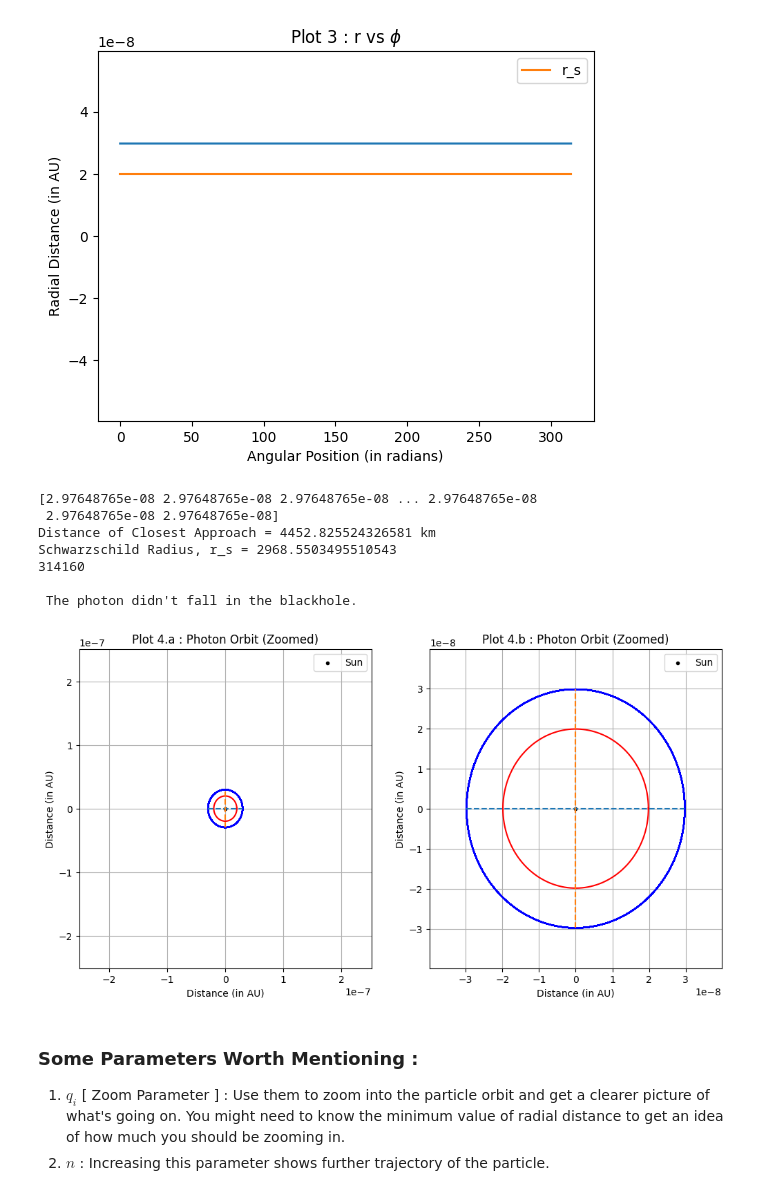
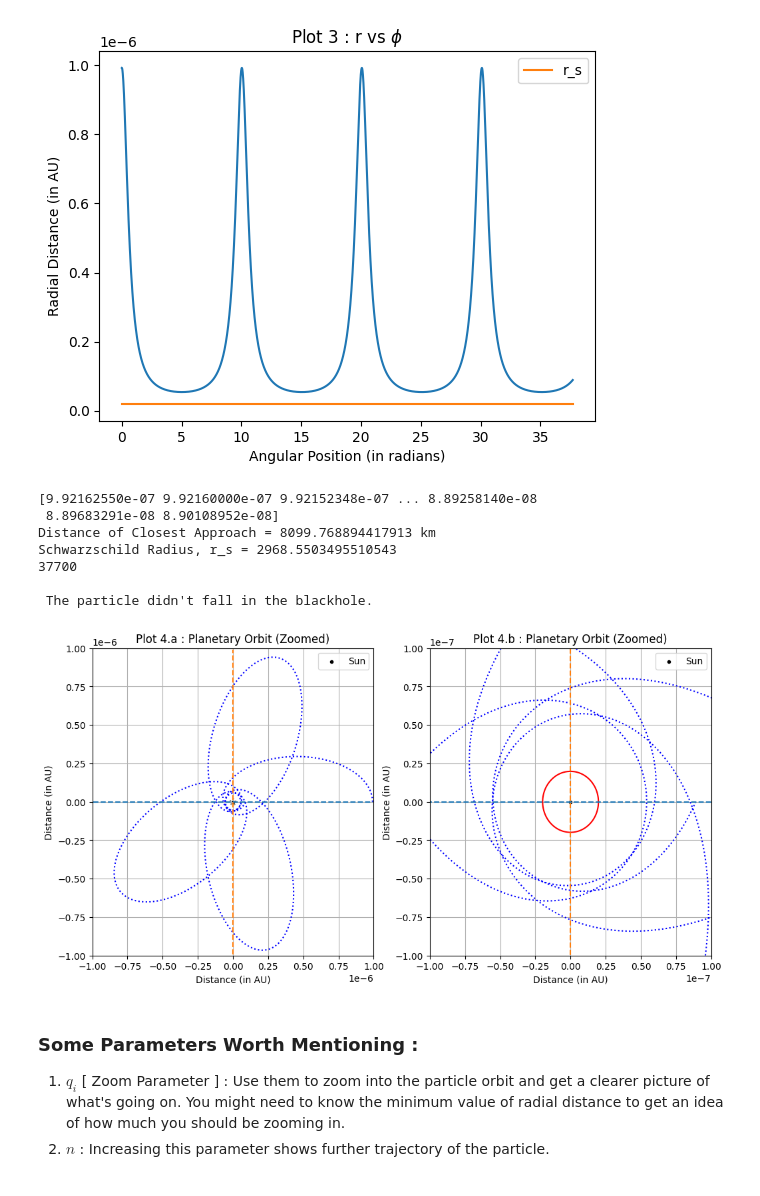
Before and after one commit to arndasgupta72/eventhorizon, a Jupyter notebook: Result_2.ipynb, the cells around one changed output. Drawn from its saved outputs; the diff is of its cells as text; code cells hidden in the pictures.

```diff
--- a/Result_2.ipynb
+++ b/Result_2.ipynb
@@ -51,7 +49,7 @@ e_earth = 0.017                     # eccentricity of earth's orbit (in Newtonia
 def ddx(x,y):
     u = y[0]
     v = y[1]
-    return np.array([v,3*G*M*u**2/c**2-u])
+    return np.array([v,G*M/L**2+3*G*M*u**2/c**2-u])
 # %%
 # Defining RK4 method
 
@@ -89,7 +100,13 @@ h = 0.001
 # %%
 # Getting a solution
 
-n = 50                                       # Number of full circles
+n = 6                                       # Number of full circles
+
+# n_max = 5.02324831                         # Maximum value of 'n' (upto 8 decimals) for which the program doesn't show errors
+# P.S. The above n_max value is for Mercury data
+
+# Value of 'n_max' might also give the scattering angle. Think about it and pay attention to the asymptotic trajectory
+# For examples, using the {n_max}=0.02324831. Then, angle = 0.02324831 * 360 = 8.369 degrees
 
 xs = np.arange(0,2*np.pi*n,h)                # Stores the angular coordinates
 ys = Caller(rk4,ddx,xs,y_ini,h)              # Stores the radial coordinates and radial velocities
@@ -146,83 +163,82 @@ plt.plot([0,max(xs)],[r_s/AU,r_s/AU],label = "r_s")
 plt.title("Plot 3 : r vs $\phi$")
 plt.xlabel("Angular Position (in radians)")
 plt.ylabel("Radial Distance (in AU)")
-plt.ylim(-r_s*3/AU,r_s*3/AU)
 plt.legend()
 plt.show()
 # %% [output]
-[figure, old version]
+[figure, new version]
 # %%
 print(r)
 
-print("Distance of Closest Approach =",AU*min(abs(r)),"km")
+print("Distance of Closest Approach =",AU*min(r),"km")
 print("Schwarzschild Radius, r_s =",r_s)
 print(len(r))
 
-if r_s<AU*min(abs(r)):
-    print("\n The photon didn't fall in the blackhole.")
+if r_s<AU*min(r):
+    print("\n The particle didn't fall in the blackhole.")
 else:
-    print("\n The photon fell inside the blackhole.")
+    print("\n The particle fell inside the blackhole.")
 
 for i in range(len(r)):
-    if abs(r[i])>r[0]:
+    if r[i]>r[0]:
         print(i)
         print(i*h)
         break
 # %% [output]
-[2.97648765e-08 2.97648765e-08 2.97648765e-08 ... 2.97648765e-08
- 2.97648765e-08 2.97648765e-08]
-Distance of Closest Approach = 4452.825524326581 km
+[9.92162550e-07 9.92160000e-07 9.92152348e-07 ... 8.89258140e-08
+ 8.89683291e-08 8.90108952e-08]
+Distance of Closest Approach = 8099.768894417913 km
 Schwarzschild Radius, r_s = 2968.5503495510543
-314160
+37700
 
- The photon didn't fall in the blackhole.
+ The particle didn't fall in the blackhole.
 # %%
 # Finer Picture of the orbit
 # ZOOM IN THE PLOT USING THE PARAMETER 'q'
 
 plt.figure(figsize=(12,6))
 
 pps = np.arange(0,2*np.pi+0.01,0.01)
 xxs = [r_s/AU*np.cos(i) for i in pps]
 yys = [r_s/AU*np.sin(i) for i in pps]
 
 plt.subplot(1,2,1)
 
-q_1 = 6.6                              # Increase this number to zoom into the plot
+q_1 = 6                               # Increase this number to zoom into the plot
+
+plt.plot(xxs,yys,c='gray',linestyle = 'dotted')
+plt.plot(x_ax,y_ax,c='blue',linestyle = 'dotted')
+plt.plot([-l,l],[0,0],linestyle = 'dashed')
+plt.plot([0,0],[-l,l],linestyle = 'dashed')
+plt.scatter([0],[0],marker='.',c='black',label="Sun")
+plt.xlabel("Distance (in AU)")
+plt.ylabel("Distance (in AU)")
+plt.title("Plot 4.a : Planetary Orbit (Zoomed)")
+plt.xlim(-10**-q_1,10**-q_1)
+plt.ylim(-10**-q_1,10**-q_1)
+plt.grid()
+plt.legend()
+
+plt.subplot(1,2,2)
+
+q_2 = 7.0                               # Increase this number to zoom into the plot
 
 plt.plot(xxs,yys,c='red')
 plt.plot(x_ax,y_ax,c='blue',linestyle = 'dotted')
 plt.plot([-l,l],[0,0],linestyle = 'dashed')
 plt.plot([0,0],[-l,l],linestyle = 'dashed')
 plt.scatter([0],[0],marker='.',c='black',label="Sun")
 plt.xlabel("Distance (in AU)")
 plt.ylabel("Distance (in AU)")
-plt.title("Plot 4.a : Photon Orbit (Zoomed)")
-plt.xlim(-10**-q_1,10**-q_1)
-plt.ylim(-10**-q_1,10**-q_1)
-plt.grid()
-plt.legend()
-
-plt.subplot(1,2,2)
-
-q_2 = 7.4                               # Increase this number to zoom into the plot
-
-plt.plot(xxs,yys,c='red')
-plt.plot(x_ax,y_ax,c='blue',linestyle = 'dotted')
-plt.plot([-l,l],[0,0],linestyle = 'dashed')
-plt.plot([0,0],[-l,l],linestyle = 'dashed')
-plt.scatter([0],[0],marker='.',c='black',label="Sun")
-plt.xlabel("Distance (in AU)")
-plt.ylabel("Distance (in AU)")
-plt.title("Plot 4.b : Photon Orbit (Zoomed)")
+plt.title("Plot 4.b : Planetary Orbit (Zoomed)")
 plt.xlim(-10**-q_2,10**-q_2)
 plt.ylim(-10**-q_2,10**-q_2)
 plt.grid()
 plt.legend()
 
 plt.show()
 # %% [output]
-[figure, old version]
+[figure, new version]
 # %% [markdown]
 ### Some Parameters Worth Mentioning :
 
```
Also changed, not shown: parts of 6 cells of this notebook, 7 other files.
